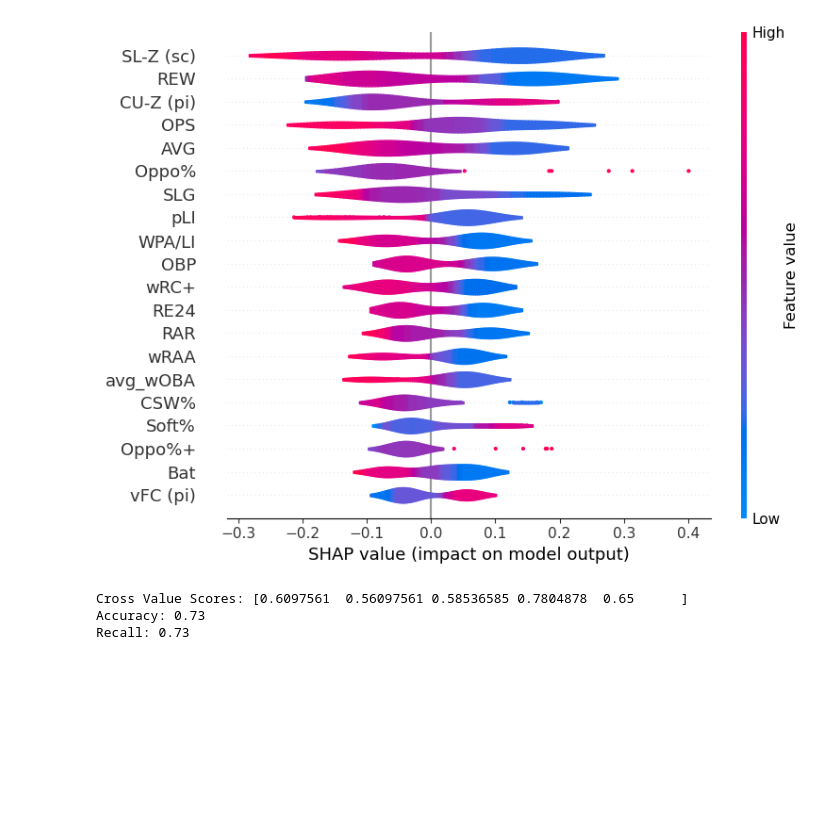
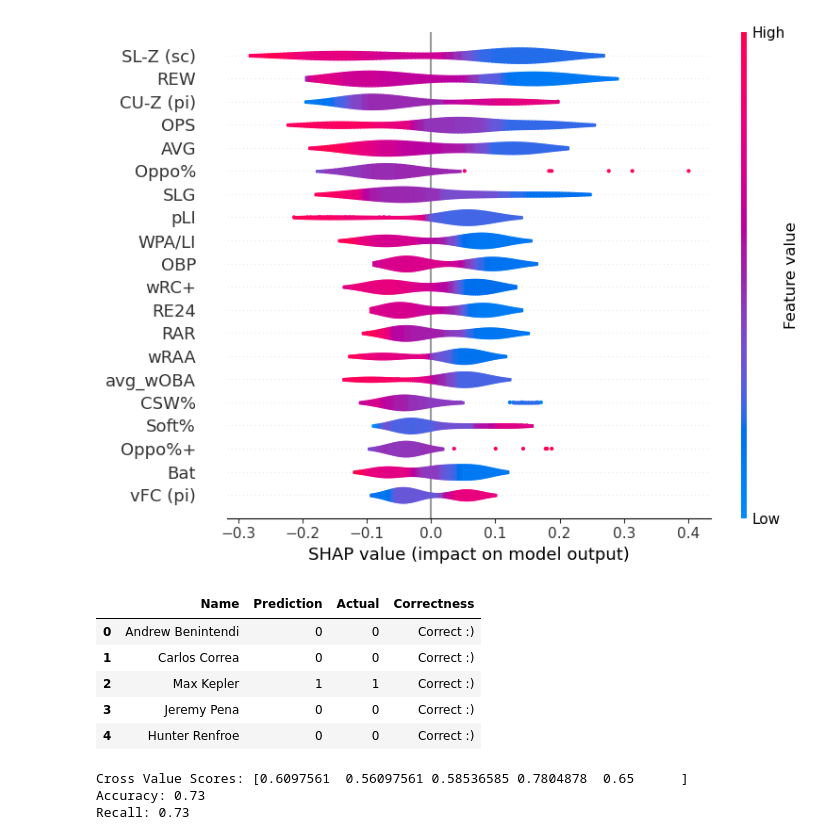
Before and after one commit to PsCushman/baseball-rule-changes, a Jupyter notebook: full_batter_class.ipynb, the cells around one changed output. Saved outputs shown, nothing was run; the diff lists cells and outputs as text; code cells hidden in the pictures; blank space fills up the shorter version.

```diff
--- a/full_batter_class.ipynb
+++ b/full_batter_class.ipynb
@@ -69,13 +74,13 @@ def train_and_evaluate_logistic_regression(df, target_column, solver='lbfgs', ma
         "X_train_scaled": X_train_scaled
     }
 # %%
-# Call the function with your DataFrame and target column
-result_woba = train_and_evaluate_logistic_regression(batter_woba_df, 'zscore_difference_woba', solver='lbfgs', max_iter=200)
+target_column = 'zscore_difference_woba'
+result_woba = train_and_evaluate_logistic_regression(batter_woba_df, target_column,  solver='lbfgs', max_iter=200)
 
 # Access the results
 print(f"Accuracy: {result_woba['accuracy']:.2f}")
 # print("Classification Report:")
-# print(result_logreg['classification_report'])
+# print(result_woba['classification_report'])
 # %% [output]
 Accuracy: 0.62
 # %%
@@ -220,6 +277,20 @@ plt.show()
 # %% [output]
 No data for colormapping provided via 'c'. Parameters 'vmin', 'vmax' will be ignored
 [figure]
+# %%
+pred_actual_slg = create_predictions_dataframe(result_slg, full_df)
+
+# Write the DataFrame to a CSV file
+pred_actual_slg.to_csv('predictions_slg.csv', index=False)
+
+pred_actual_slg.head()
+# %% [output]
+|  | Name | Prediction | Actual | Correctness |
+| 0 | Andrew Benintendi | 0 | 0 | Correct :) |
+| 1 | Carlos Correa | 0 | 0 | Correct :) |
+| 2 | Max Kepler | 1 | 1 | Correct :) |
+| 3 | Jeremy Pena | 0 | 0 | Correct :) |
+| 4 | Hunter Renfroe | 0 | 0 | Correct :) |
 # %%
 result_babip = train_and_evaluate_classifacation_model(batter_babip_df, 'zscore_difference_babip')
 
```
Also changed, not shown: parts of 7 cells of this notebook, 6 other files.
